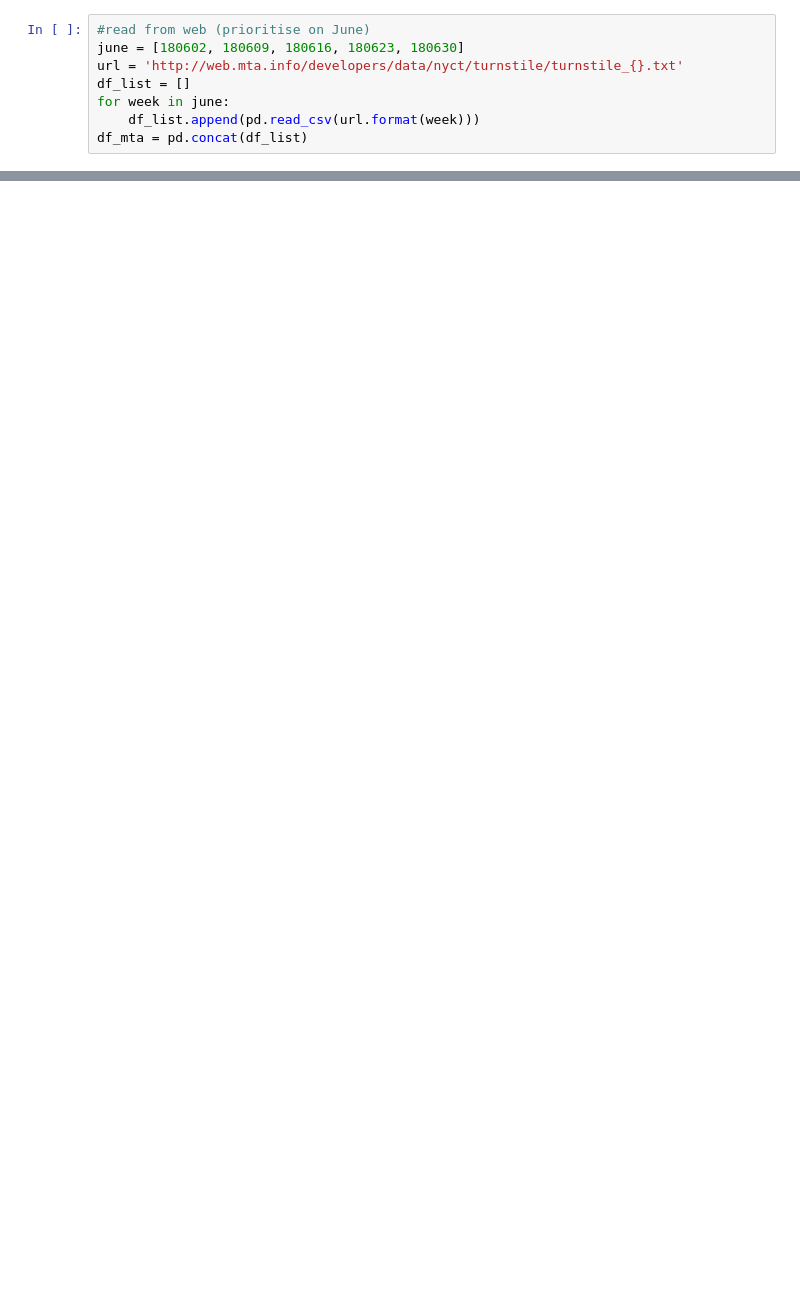
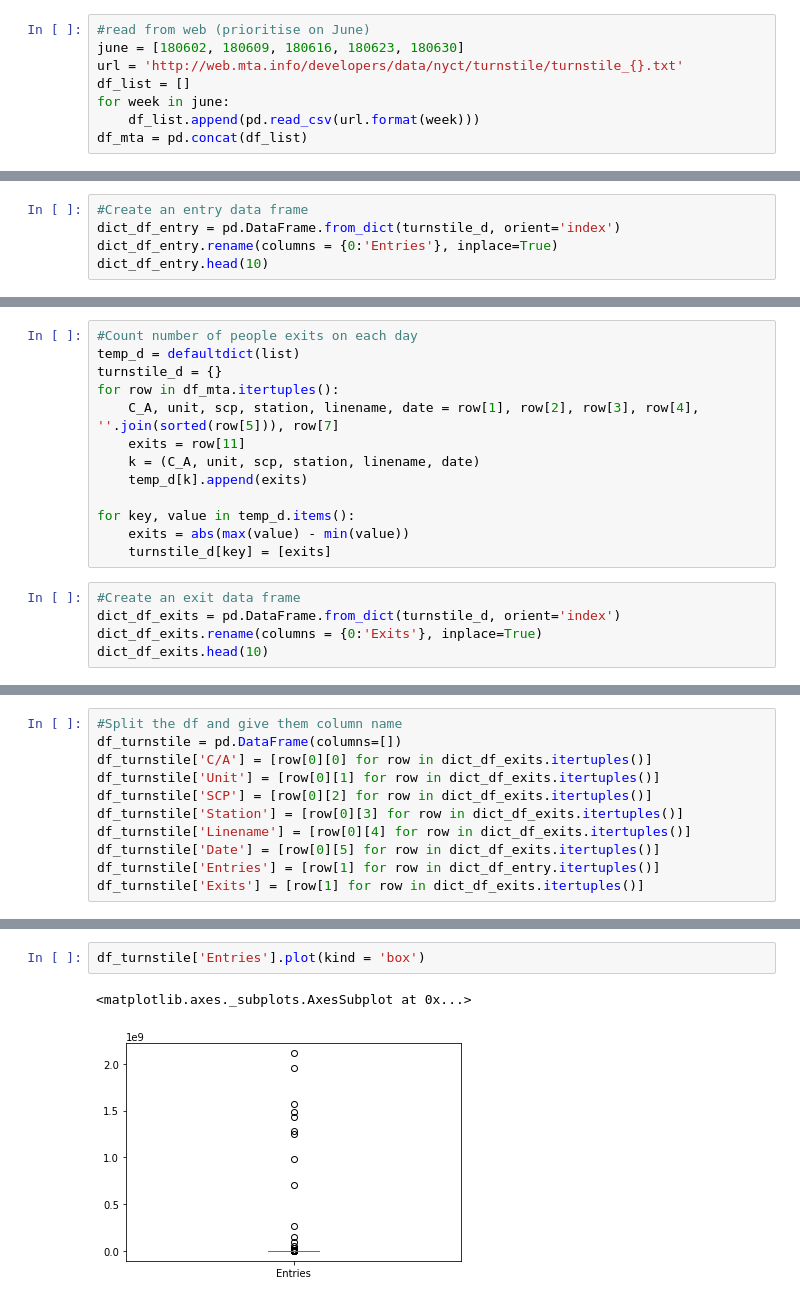
Before and after one commit to Suryantoyoga/NewYorkMTA, a Jupyter notebook: NewYorkMTAEDA.ipynb, the cells around one changed output, grey strips where cells are left out. Drawn from its saved outputs; the diff is of its cells as text; blank space fills up the shorter version.

```diff
--- a/NewYorkMTAEDA.ipynb
+++ b/NewYorkMTAEDA.ipynb
@@ -48,0 +77,5 @@ array(['05/26/2018', '05/27/2018', '05/28/2018', '05/29/2018',
+# %%
+#Create an entry data frame
+dict_df_entry = pd.DataFrame.from_dict(turnstile_d, orient='index')
+dict_df_entry.rename(columns = {0:'Entries'}, inplace=True)
+dict_df_entry.head(10)
@@ -48,0 +94,18 @@ array(['05/26/2018', '05/27/2018', '05/28/2018', '05/29/2018',
+# %%
+#Count number of people exits on each day
+temp_d = defaultdict(list)
+turnstile_d = {}
+for row in df_mta.itertuples():
+    C_A, unit, scp, station, linename, date = row[1], row[2], row[3], row[4], ''.join(sorted(row[5])), row[7]
+    exits = row[11]
+    k = (C_A, unit, scp, station, linename, date)
+    temp_d[k].append(exits)
+
+for key, value in temp_d.items():
+    exits = abs(max(value) - min(value))
+    turnstile_d[key] = [exits]
+# %%
+#Create an exit data frame
+dict_df_exits = pd.DataFrame.from_dict(turnstile_d, orient='index')
+dict_df_exits.rename(columns = {0:'Exits'}, inplace=True)
+dict_df_exits.head(10)
@@ -48,0 +124,11 @@ array(['05/26/2018', '05/27/2018', '05/28/2018', '05/29/2018',
+# %%
+#Split the df and give them column name
+df_turnstile = pd.DataFrame(columns=[])
+df_turnstile['C/A'] = [row[0][0] for row in dict_df_exits.itertuples()]
+df_turnstile['Unit'] = [row[0][1] for row in dict_df_exits.itertuples()]
+df_turnstile['SCP'] = [row[0][2] for row in dict_df_exits.itertuples()]
+df_turnstile['Station'] = [row[0][3] for row in dict_df_exits.itertuples()]
+df_turnstile['Linename'] = [row[0][4] for row in dict_df_exits.itertuples()]
+df_turnstile['Date'] = [row[0][5] for row in dict_df_exits.itertuples()]
+df_turnstile['Entries'] = [row[1] for row in dict_df_entry.itertuples()]
+df_turnstile['Exits'] = [row[1] for row in dict_df_exits.itertuples()]
@@ -48,0 +161,5 @@ array(['05/26/2018', '05/27/2018', '05/28/2018', '05/29/2018',
+# %%
+df_turnstile['Entries'].plot(kind = 'box')
+# %% [output]
+<matplotlib.axes._subplots.AxesSubplot at 0x...>
+[figure, added]
```
Also changed, not shown: parts of 34 cells of this notebook.
